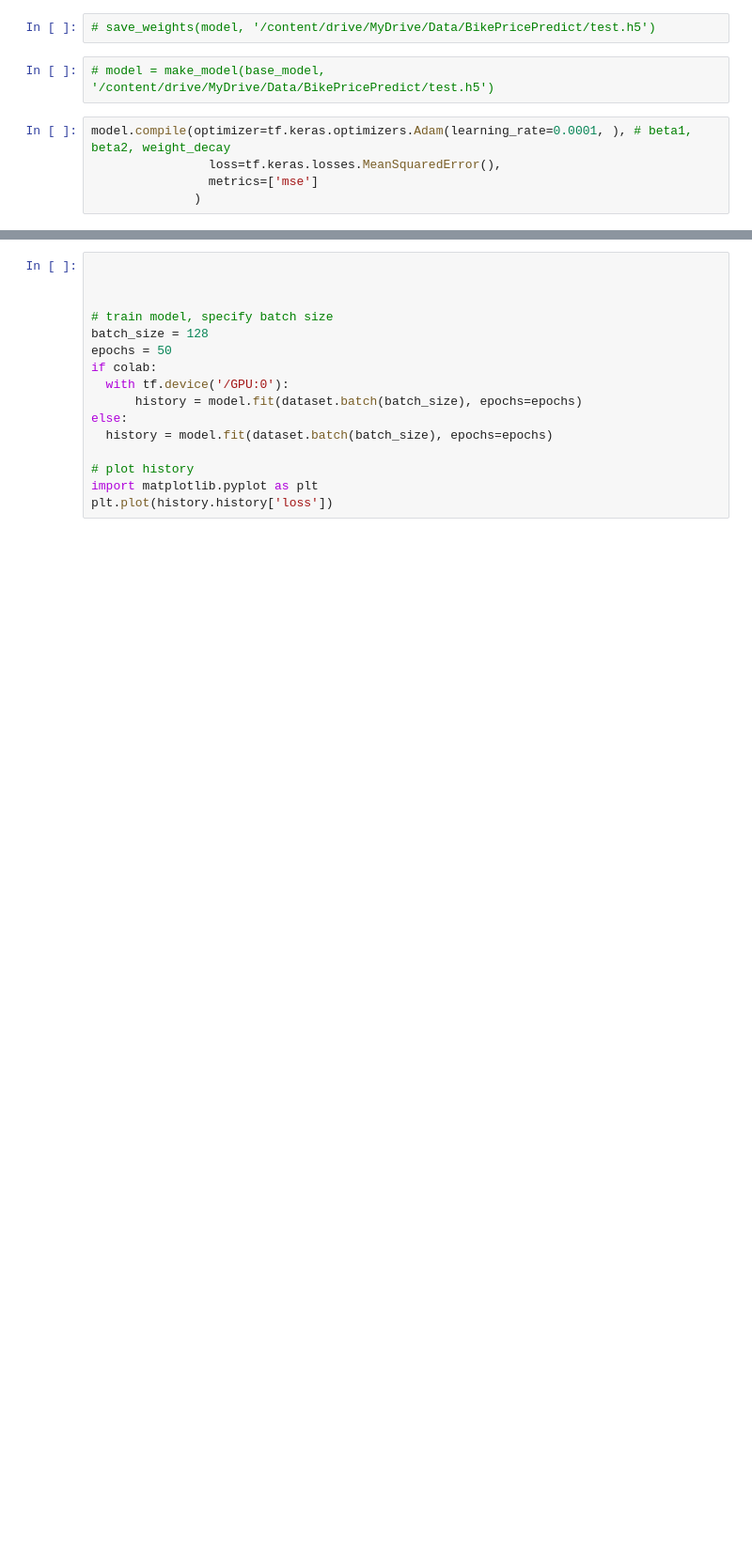
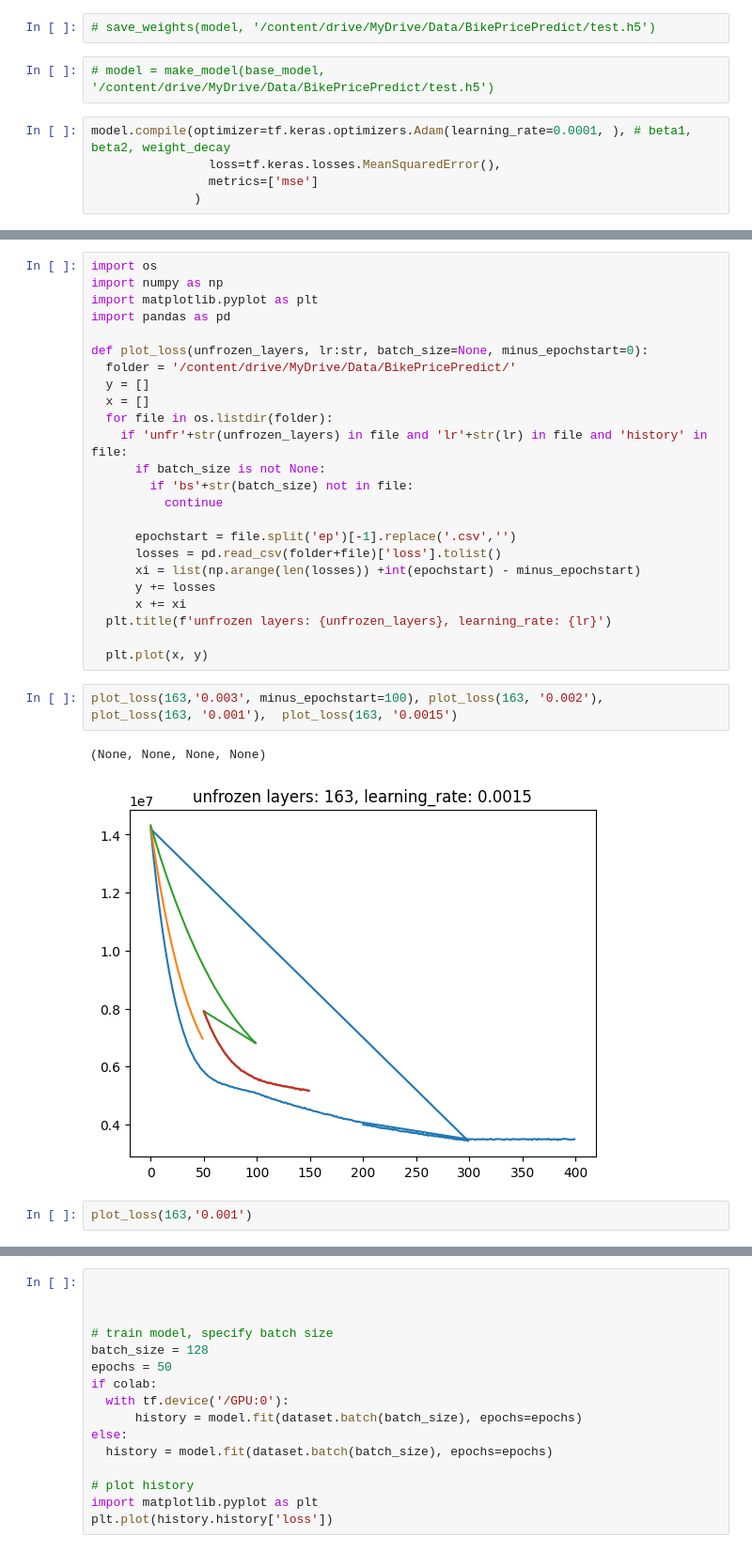
Before and after one commit to AmosDinh/BikePricePredict, a Jupyter notebook: BikePricePredict.ipynb, the cells around one changed output, grey strips where cells are left out. Shown at 94% size. Saved outputs shown, nothing was run; the diff lists cells and outputs as text; blank space fills up the shorter version.

```diff
--- a/BikePricePredict.ipynb
+++ b/BikePricePredict.ipynb
@@ -223,0 +235,31 @@ Epoch 100/100
+# %%
+import os
+import numpy as np
+import matplotlib.pyplot as plt
+import pandas as pd
+
+def plot_loss(unfrozen_layers, lr:str, batch_size=None, minus_epochstart=0):
+  folder = '/content/drive/MyDrive/Data/BikePricePredict/'
+  y = []
+  x = []
+  for file in os.listdir(folder):
+    if 'unfr'+str(unfrozen_layers) in file and 'lr'+str(lr) in file and 'history' in file:
+      if batch_size is not None:
+        if 'bs'+str(batch_size) not in file:
+          continue
+
+      epochstart = file.split('ep')[-1].replace('.csv','')
+      losses = pd.read_csv(folder+file)['loss'].tolist()
+      xi = list(np.arange(len(losses)) +int(epochstart) - minus_epochstart)
+      y += losses
+      x += xi
+  plt.title(f'unfrozen layers: {unfrozen_layers}, learning_rate: {lr}')
+
+  plt.plot(x, y)
+# %%
+plot_loss(163,'0.003', minus_epochstart=100), plot_loss(163, '0.002'),  plot_loss(163, '0.001'),  plot_loss(163, '0.0015')
+# %% [output]
+(None, None, None, None)
+[figure, added]
+# %%
+plot_loss(163,'0.001')
```
Also changed, not shown: parts of 11 cells of this notebook.
